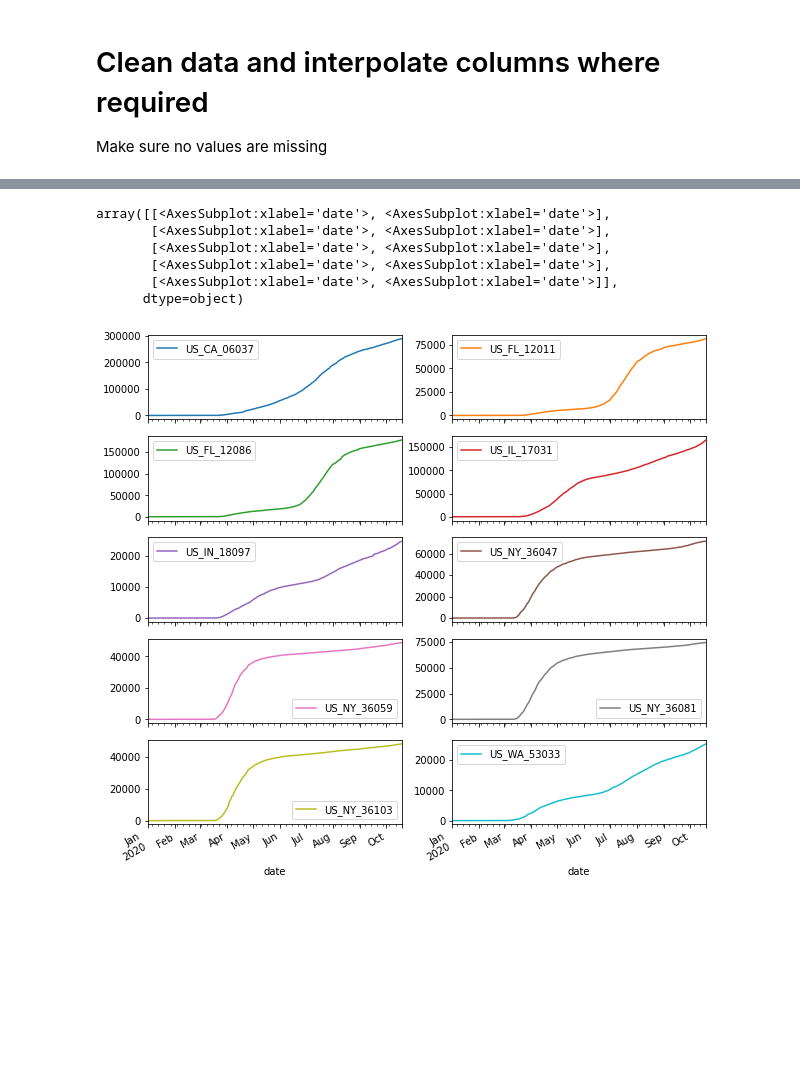
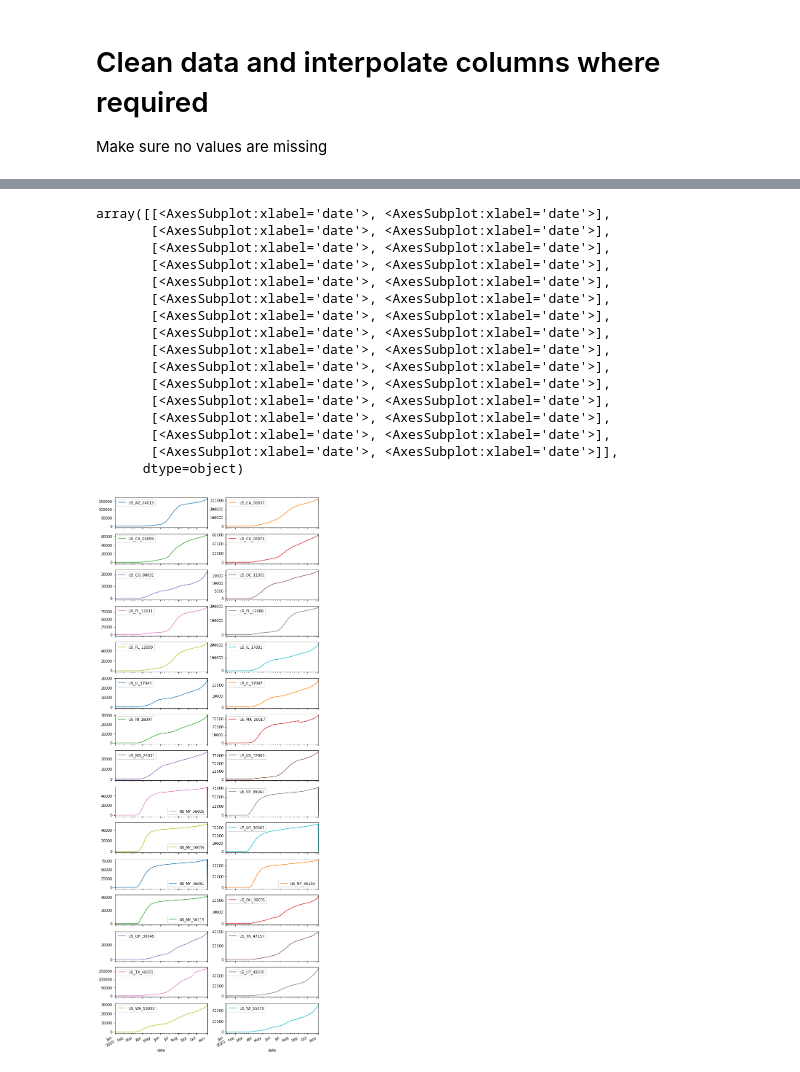
Before and after one commit to williamGlazer/ProjectX, a Jupyter notebook: notebooks/usa/usa_covid.ipynb, the cells around one changed output, grey strips where cells are left out. Saved outputs shown, nothing was run; the diff lists cells and outputs as text; code cells hidden in the pictures; blank space fills up the shorter version.

```diff
--- a/notebooks/usa/usa_covid.ipynb
+++ b/notebooks/usa/usa_covid.ipynb
@@ -116,19 +118,30 @@ memory usage: 137.9+ MB
 # %%
 # grouped = df_filt.groupby(['location_key']).filter(lambda x : x['new_confirmed'].count() > 200)
-top10=df[df['new_confirmed']>25].groupby('location_key').agg({'date' : np.size}).sort_values('date',ascending=False)[0:10]
-df_filt = df[df['location_key'].isin(top10.index)].fillna(0)
+num=30
+top=df[df['new_confirmed']>25].groupby('location_key').agg({'date' : np.size}).sort_values('date',ascending=False)[0:num]
+df_filt = df[df['location_key'].isin(top.index)].fillna(0)
 
 majorcounties = df_filt.pivot(index="date",columns="location_key", values="cumulative_confirmed")
 majorcounties = majorcounties.drop(majorcounties.tail(2).index)
 
-majorcounties.plot(subplots=True,layout=(5,2),figsize=(10,10))
+majorcounties.plot(subplots=True,layout=(num//2,2),figsize=(10,num))
 # %% [output]
 array([[<AxesSubplot:xlabel='date'>, <AxesSubplot:xlabel='date'>],
+       [<AxesSubplot:xlabel='date'>, <AxesSubplot:xlabel='date'>],
+       [<AxesSubplot:xlabel='date'>, <AxesSubplot:xlabel='date'>],
+       [<AxesSubplot:xlabel='date'>, <AxesSubplot:xlabel='date'>],
+       [<AxesSubplot:xlabel='date'>, <AxesSubplot:xlabel='date'>],
+       [<AxesSubplot:xlabel='date'>, <AxesSubplot:xlabel='date'>],
+       [<AxesSubplot:xlabel='date'>, <AxesSubplot:xlabel='date'>],
+       [<AxesSubplot:xlabel='date'>, <AxesSubplot:xlabel='date'>],
+       [<AxesSubplot:xlabel='date'>, <AxesSubplot:xlabel='date'>],
+       [<AxesSubplot:xlabel='date'>, <AxesSubplot:xlabel='date'>],
+       [<AxesSubplot:xlabel='date'>, <AxesSubplot:xlabel='date'>],
        [<AxesSubplot:xlabel='date'>, <AxesSubplot:xlabel='date'>],
        [<AxesSubplot:xlabel='date'>, <AxesSubplot:xlabel='date'>],
        [<AxesSubplot:xlabel='date'>, <AxesSubplot:xlabel='date'>],
        [<AxesSubplot:xlabel='date'>, <AxesSubplot:xlabel='date'>]],
       dtype=object)
-[figure, old version]
+[figure, new version]
 # %%
 majorcounties_smth = majorcounties.rolling(5).mean()
```
Also changed, not shown: parts of 9 cells of this notebook, 3 other files.
